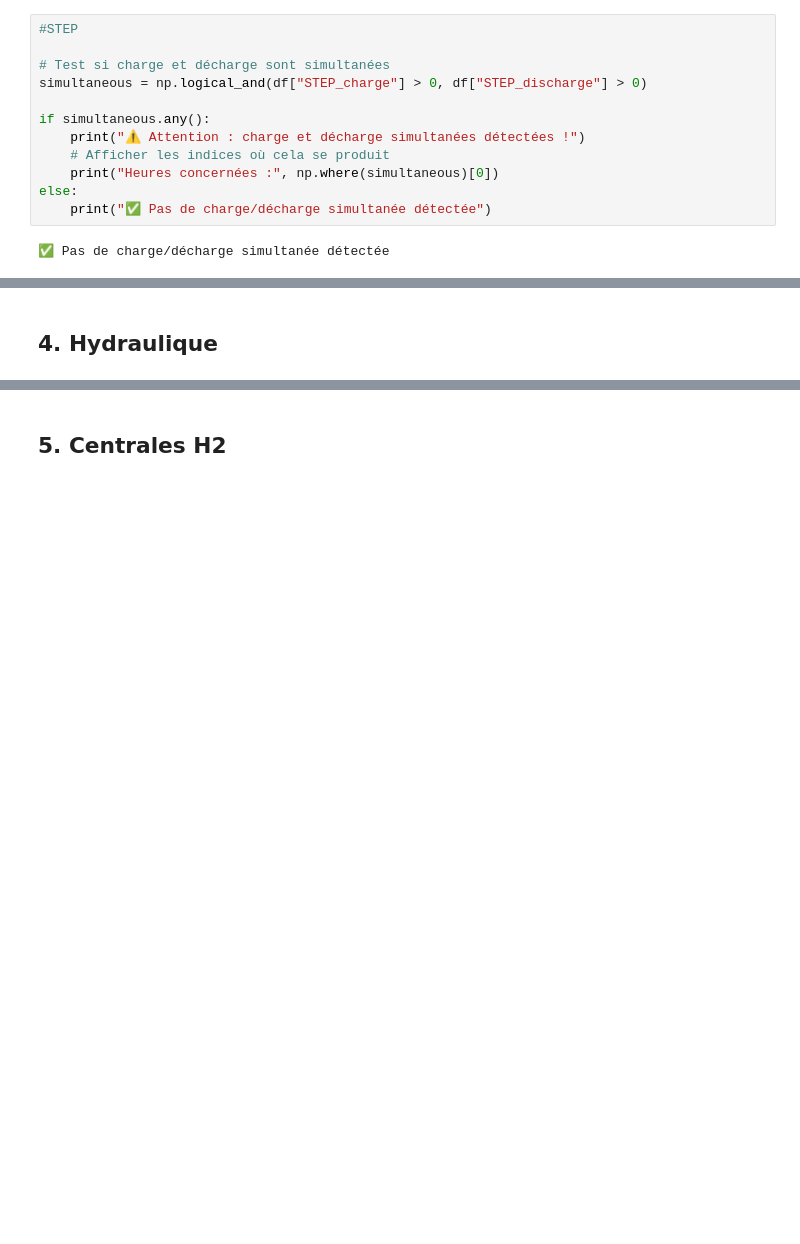
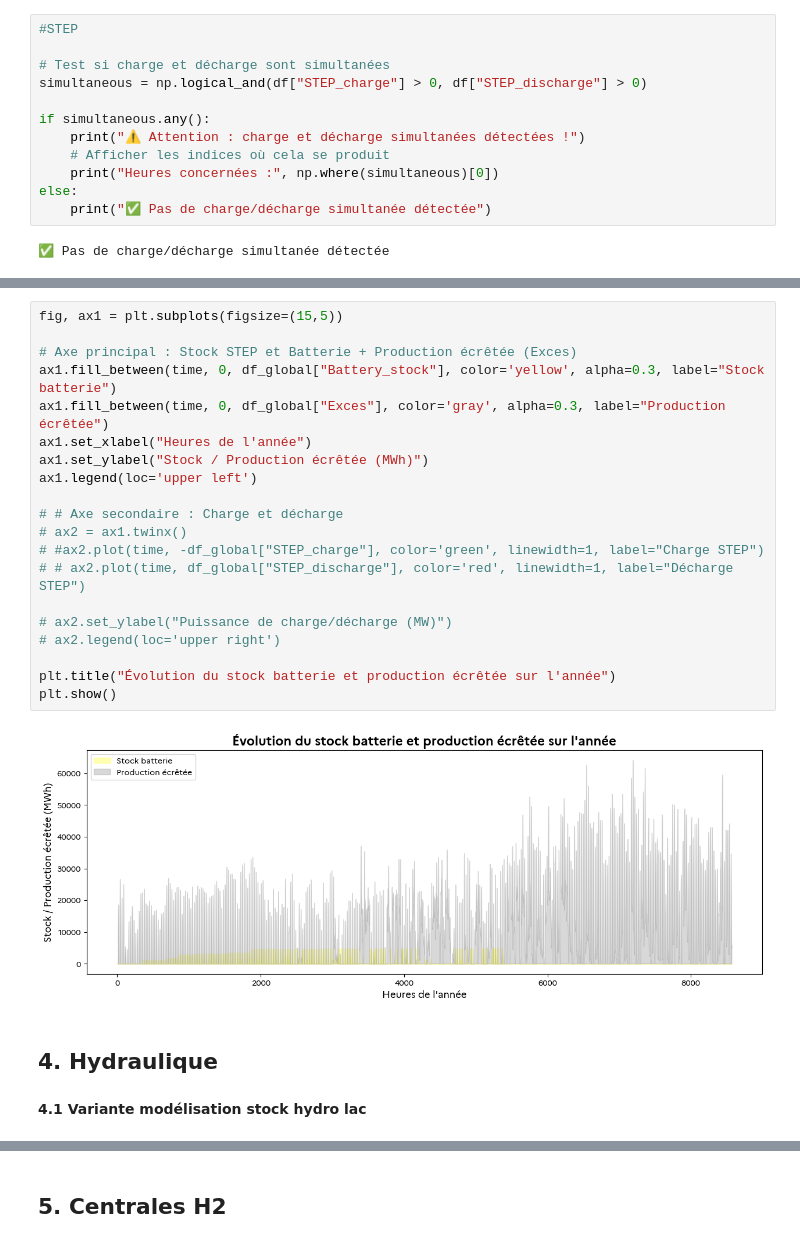
Before and after one commit to alextonon/ETE305_Optimization_Study, a Jupyter notebook: analysis.ipynb, the cells around one changed output, grey strips where cells are left out. Saved outputs shown, nothing was run; the diff lists cells and outputs as text; blank space fills up the shorter version.

```diff
--- a/analysis.ipynb
+++ b/analysis.ipynb
@@ -456,2 +556,26 @@ plt.show()
+# %%
+fig, ax1 = plt.subplots(figsize=(15,5))
+
+# Axe principal : Stock STEP et Batterie + Production écrêtée (Exces)
+ax1.fill_between(time, 0, df_global["Battery_stock"], color='yellow', alpha=0.3, label="Stock batterie")
+ax1.fill_between(time, 0, df_global["Exces"], color='gray', alpha=0.3, label="Production écrêtée")
+ax1.set_xlabel("Heures de l'année")
+ax1.set_ylabel("Stock / Production écrêtée (MWh)")
+ax1.legend(loc='upper left')
+
+# # Axe secondaire : Charge et décharge
+# ax2 = ax1.twinx()
+# #ax2.plot(time, -df_global["STEP_charge"], color='green', linewidth=1, label="Charge STEP")
+# # ax2.plot(time, df_global["STEP_discharge"], color='red', linewidth=1, label="Décharge STEP")
+
+# ax2.set_ylabel("Puissance de charge/décharge (MW)")
+# ax2.legend(loc='upper right')
+
+plt.title("Évolution du stock batterie et production écrêtée sur l'année")
+plt.show()
+# %% [output]
+[figure, added]
 # %% [markdown]
 ## **4. Hydraulique**
+# %% [markdown]
+**4.1 Variante modélisation stock hydro lac**
```
Also changed, not shown: parts of 17 cells of this notebook.
